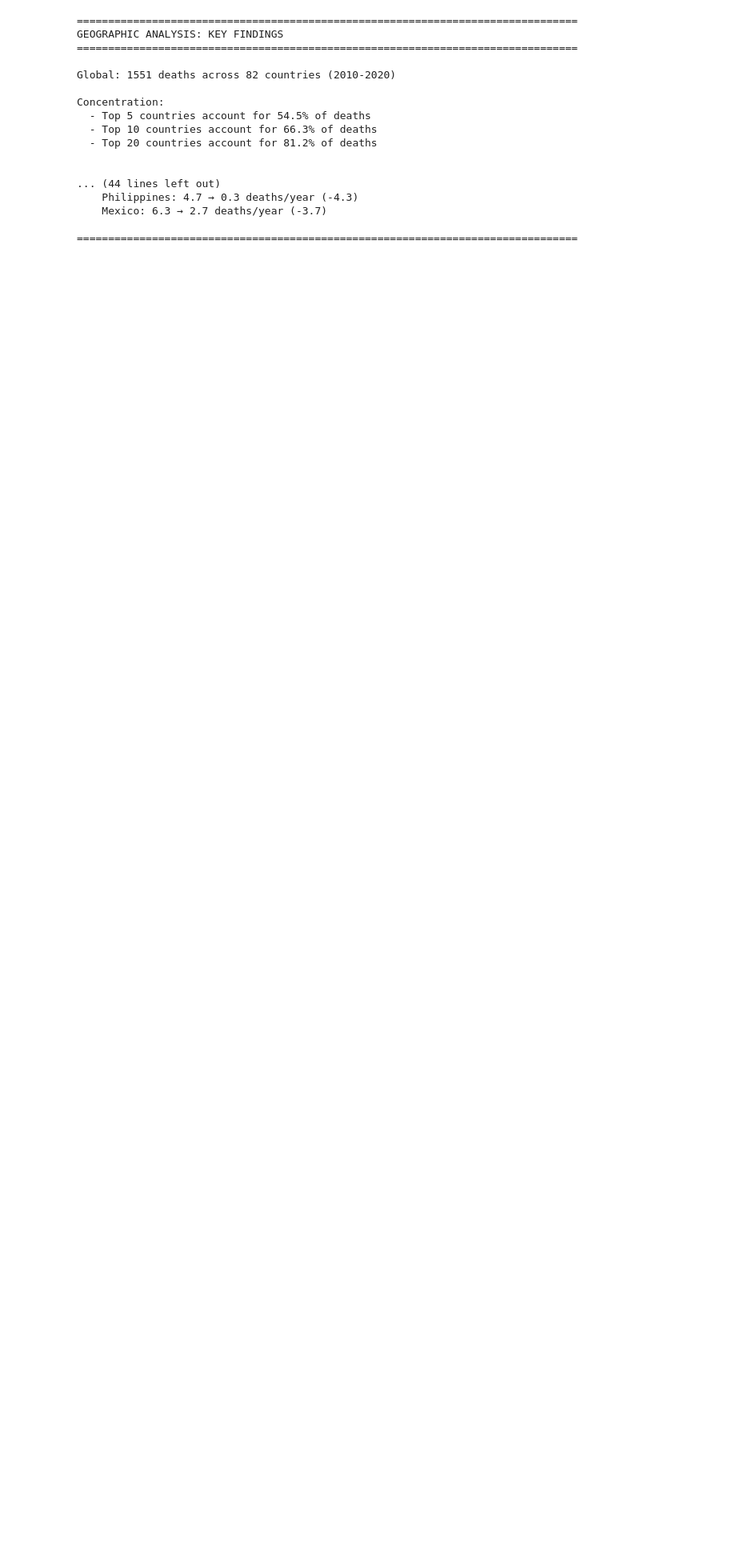
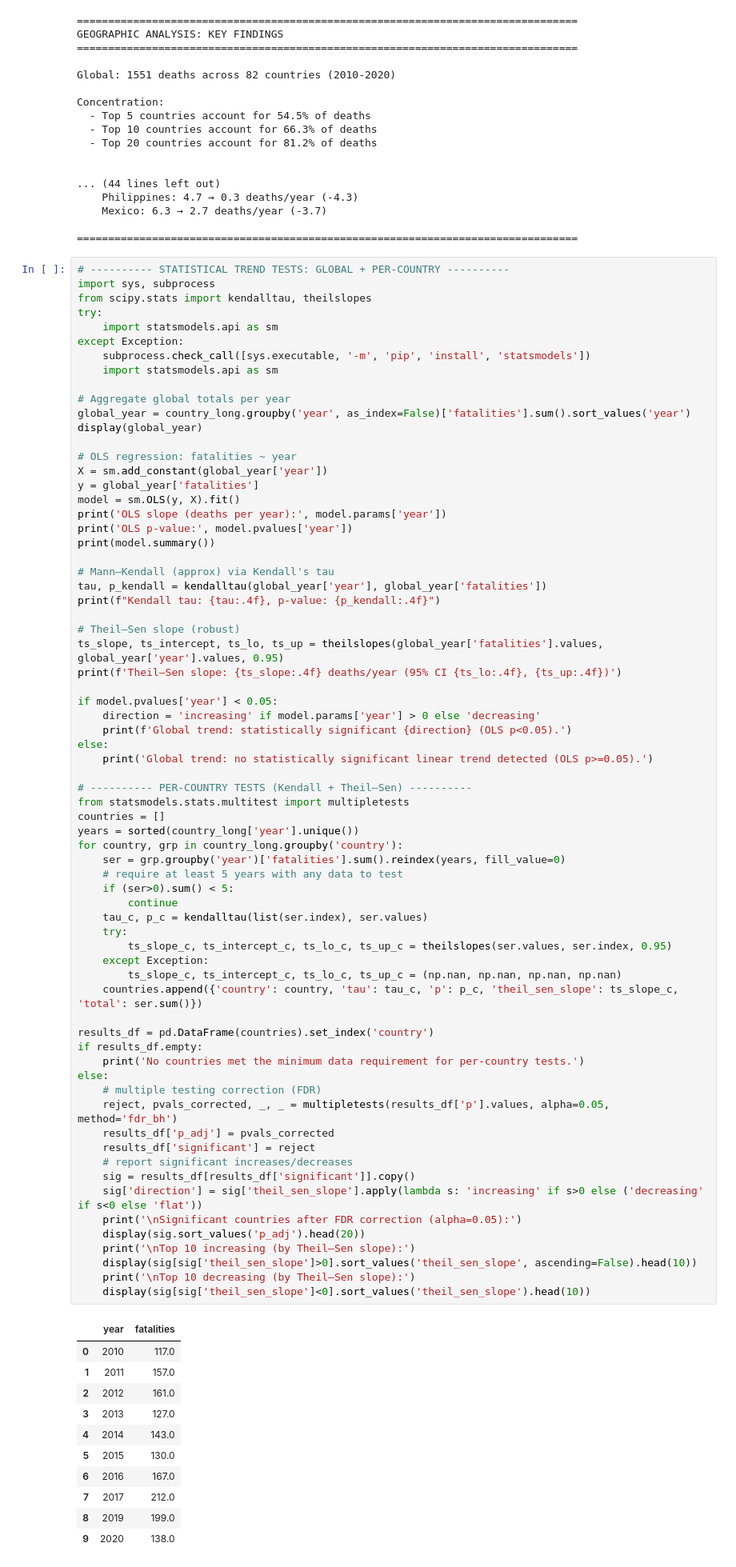
Before and after one commit to mirandagrein/Scuba-Diving-Draft, a Jupyter notebook: Geographic_Analysis.ipynb, the cells around one changed output. Shown at 80% size. Saved outputs shown, nothing was run; the diff lists cells and outputs as text; blank space fills up the shorter version.

```diff
--- a/Geographic_Analysis.ipynb
+++ b/Geographic_Analysis.ipynb
@@ -535,3 +535,84 @@ Concentration:
     Mexico: 6.3 → 2.7 deaths/year (-3.7)
 
 ================================================================================
+# %%
+# ---------- STATISTICAL TREND TESTS: GLOBAL + PER-COUNTRY ----------
+import sys, subprocess
+from scipy.stats import kendalltau, theilslopes
+try:
+    import statsmodels.api as sm
+except Exception:
+    subprocess.check_call([sys.executable, '-m', 'pip', 'install', 'statsmodels'])
+    import statsmodels.api as sm
+
+# Aggregate global totals per year
+global_year = country_long.groupby('year', as_index=False)['fatalities'].sum().sort_values('year')
+display(global_year)
+
+# OLS regression: fatalities ~ year
+X = sm.add_constant(global_year['year'])
+y = global_year['fatalities']
+model = sm.OLS(y, X).fit()
+print('OLS slope (deaths per year):', model.params['year'])
+print('OLS p-value:', model.pvalues['year'])
+print(model.summary())
+
+# Mann–Kendall (approx) via Kendall's tau
+tau, p_kendall = kendalltau(global_year['year'], global_year['fatalities'])
+print(f"Kendall tau: {tau:.4f}, p-value: {p_kendall:.4f}")
+
+# Theil–Sen slope (robust)
+ts_slope, ts_intercept, ts_lo, ts_up = theilslopes(global_year['fatalities'].values, global_year['year'].values, 0.95)
+print(f'Theil–Sen slope: {ts_slope:.4f} deaths/year (95% CI {ts_lo:.4f}, {ts_up:.4f})')
+
+if model.pvalues['year'] < 0.05:
+    direction = 'increasing' if model.params['year'] > 0 else 'decreasing'
+    print(f'Global trend: statistically significant {direction} (OLS p<0.05).')
+else:
+    print('Global trend: no statistically significant linear trend detected (OLS p>=0.05).')
+
+# ---------- PER-COUNTRY TESTS (Kendall + Theil–Sen) ----------
+from statsmodels.stats.multitest import multipletests
+countries = []
+years = sorted(country_long['year'].unique())
+for country, grp in country_long.groupby('country'):
+    ser = grp.groupby('year')['fatalities'].sum().reindex(years, fill_value=0)
+    # require at least 5 years with any data to test
+    if (ser>0).sum() < 5:
+        continue
+    tau_c, p_c = kendalltau(list(ser.index), ser.values)
+    try:
+        ts_slope_c, ts_intercept_c, ts_lo_c, ts_up_c = theilslopes(ser.values, ser.index, 0.95)
+    except Exception:
+        ts_slope_c, ts_intercept_c, ts_lo_c, ts_up_c = (np.nan, np.nan, np.nan, np.nan)
+    countries.append({'country': country, 'tau': tau_c, 'p': p_c, 'theil_sen_slope': ts_slope_c, 'total': ser.sum()})
+
+results_df = pd.DataFrame(countries).set_index('country')
+if results_df.empty:
+    print('No countries met the minimum data requirement for per-country tests.')
+else:
+    # multiple testing correction (FDR)
+    reject, pvals_corrected, _, _ = multipletests(results_df['p'].values, alpha=0.05, method='fdr_bh')
+    results_df['p_adj'] = pvals_corrected
+    results_df['significant'] = reject
+    # report significant increases/decreases
+    sig = results_df[results_df['significant']].copy()
+    sig['direction'] = sig['theil_sen_slope'].apply(lambda s: 'increasing' if s>0 else ('decreasing' if s<0 else 'flat'))
+    print('\nSignificant countries after FDR correction (alpha=0.05):')
+    display(sig.sort_values('p_adj').head(20))
+    print('\nTop 10 increasing (by Theil–Sen slope):')
+    display(sig[sig['theil_sen_slope']>0].sort_values('theil_sen_slope', ascending=False).head(10))
+    print('\nTop 10 decreasing (by Theil–Sen slope):')
+    display(sig[sig['theil_sen_slope']<0].sort_values('theil_sen_slope').head(10))
+# %% [output]
+|  | year | fatalities |
+| 0 | 2010 | 117.0 |
+| 1 | 2011 | 157.0 |
+| 2 | 2012 | 161.0 |
+| 3 | 2013 | 127.0 |
+| 4 | 2014 | 143.0 |
+| 5 | 2015 | 130.0 |
+| 6 | 2016 | 167.0 |
+| 7 | 2017 | 212.0 |
+| 8 | 2019 | 199.0 |
+| 9 | 2020 | 138.0 |
```
Also changed, not shown: parts of 1 cell of this notebook, 17 other files.
